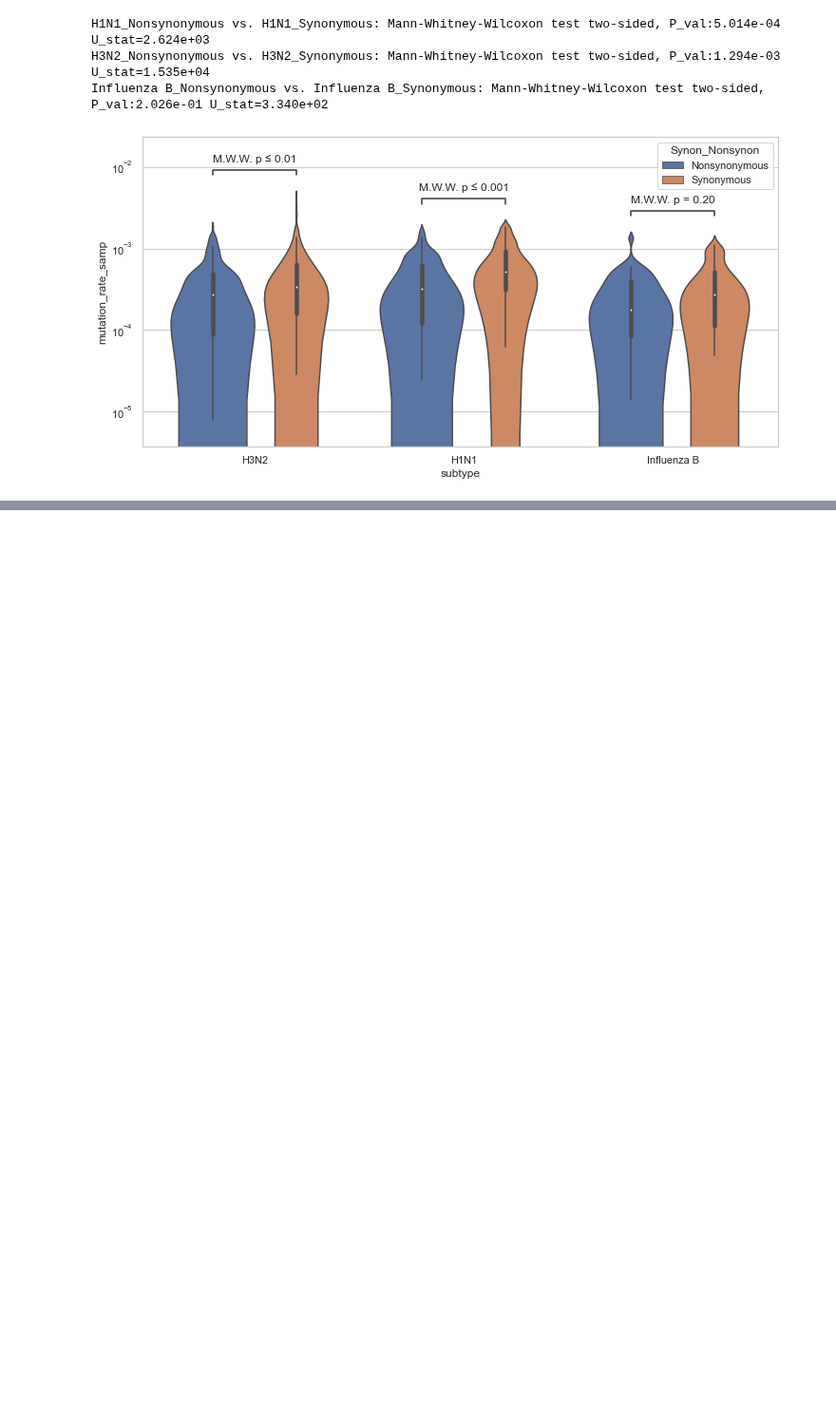
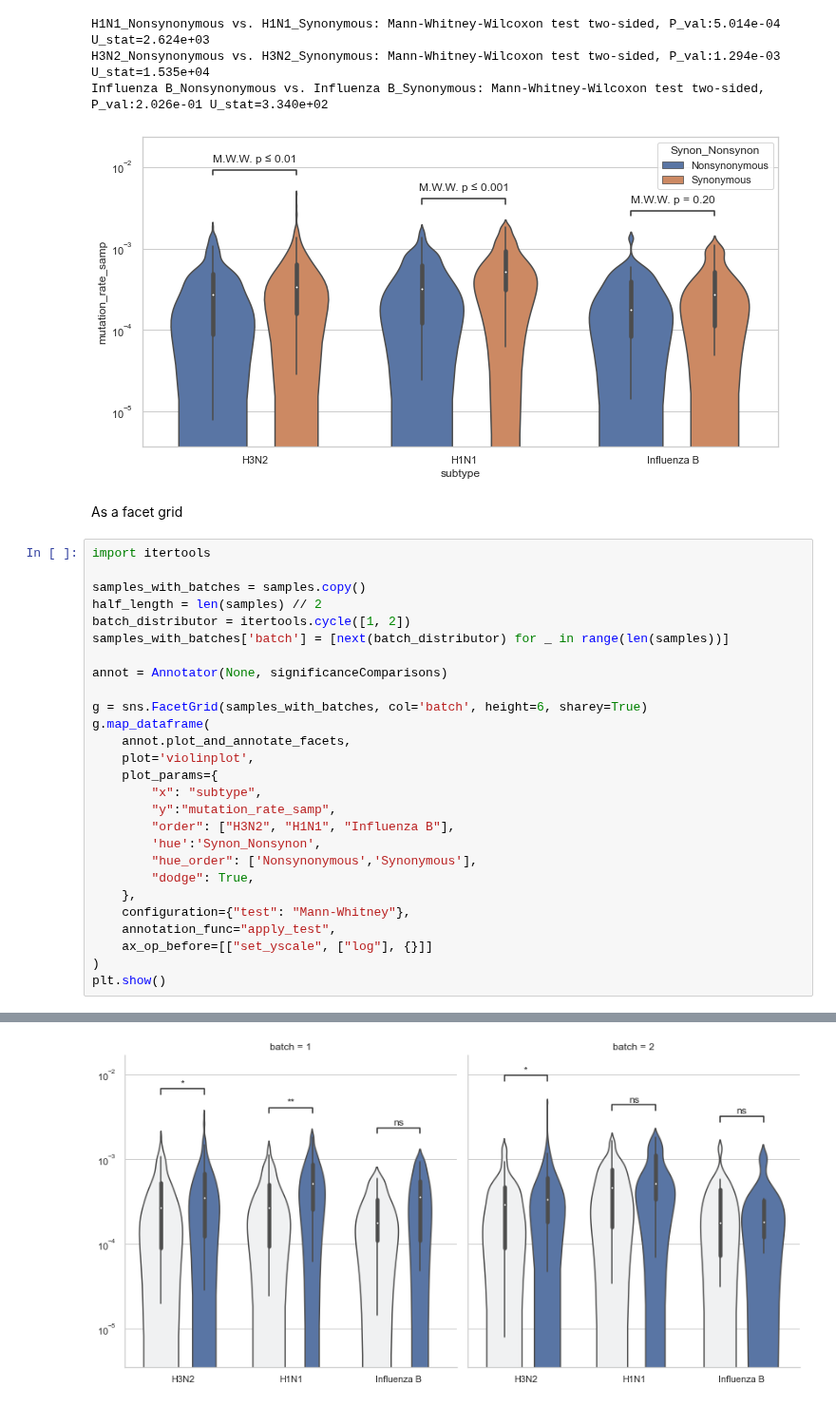
Before and after one commit to trevismd/statannotations, a Jupyter notebook: usage/example.ipynb, the cells around one changed output, grey strips where cells are left out. Shown at 95% size. Saved outputs shown, nothing was run; the diff lists cells and outputs as text; blank space fills up the shorter version.

Commit message:
add custom annotations per facet

```diff
--- a/usage/example.ipynb
+++ b/usage/example.ipynb
@@ -666,3 +666,33 @@ H1N1_Nonsynonymous vs. H1N1_Synonymous: Mann-Whitney-Wilcoxon test two-sided, P_
 H3N2_Nonsynonymous vs. H3N2_Synonymous: Mann-Whitney-Wilcoxon test two-sided, P_val:1.294e-03 U_stat=1.535e+04
 Influenza B_Nonsynonymous vs. Influenza B_Synonymous: Mann-Whitney-Wilcoxon test two-sided, P_val:2.026e-01 U_stat=3.340e+02
 [figure]
+# %% [markdown]
+As a facet grid
+# %%
+import itertools
+
+samples_with_batches = samples.copy()
+half_length = len(samples) // 2
+batch_distributor = itertools.cycle([1, 2])
+samples_with_batches['batch'] = [next(batch_distributor) for _ in range(len(samples))]
+
+annot = Annotator(None, significanceComparisons)
+
+g = sns.FacetGrid(samples_with_batches, col='batch', height=6, sharey=True)
+g.map_dataframe(
+    annot.plot_and_annotate_facets,
+    plot='violinplot',
+    plot_params={
+        "x": "subtype",
+        "y":"mutation_rate_samp",
+        "order": ["H3N2", "H1N1", "Influenza B"],
+        'hue':'Synon_Nonsynon',
+        "hue_order": ['Nonsynonymous','Synonymous'],
+        "dodge": True,
+    },
+    configuration={"test": "Mann-Whitney"},
+    annotation_func="apply_test",
+    ax_op_before=[["set_yscale", ["log"], {}]]
+)
+plt.show()
+# %% [output]
@@ -668,0 +719 @@ Influenza B_Nonsynonymous vs. Influenza B_Synonymous: Mann-Whitney-Wilcoxon test
+[figure, added]
```
Also changed, not shown: parts of 9 cells of this notebook, 3 other files.
